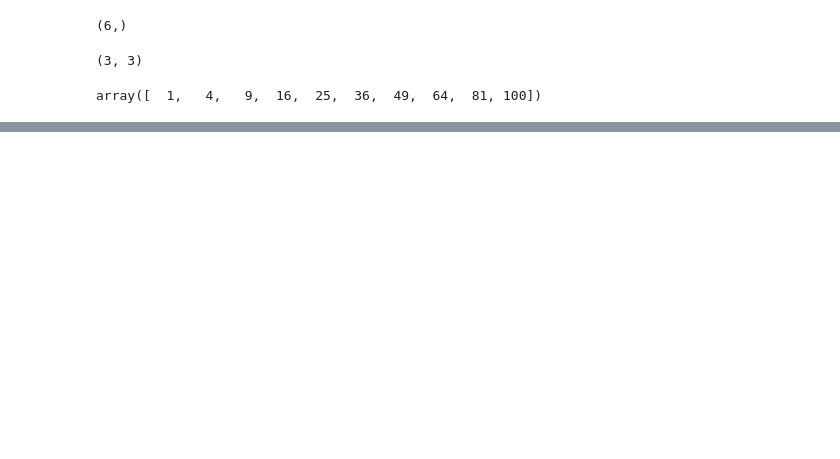
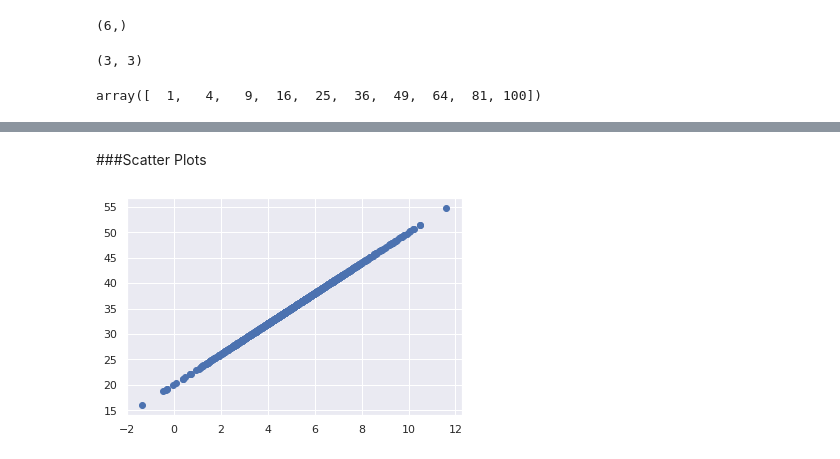
Before and after one commit to giginar/Machinelearning, a Jupyter notebook: ML_L_1.ipynb, the cells around one changed output, grey strips where cells are left out. Cells and saved outputs as stored; diff of their text form; code cells hidden in the pictures; blank space fills up the shorter version.

```diff
--- a/ML_L_1.ipynb
+++ b/ML_L_1.ipynb
@@ -33,0 +65,11 @@ array([  1,   4,   9,  16,  25,  36,  49,  64,  81, 100])
+# %% [markdown]
+###Scatter Plots
+# %%
+nums = np.random.normal(5,2,1000)
+
+y = 3*nums+20
+
+plt.scatter(nums,y)
+plt.show()
+# %% [output]
+[figure, added]
```
Also changed, not shown: parts of 6 cells of this notebook.
